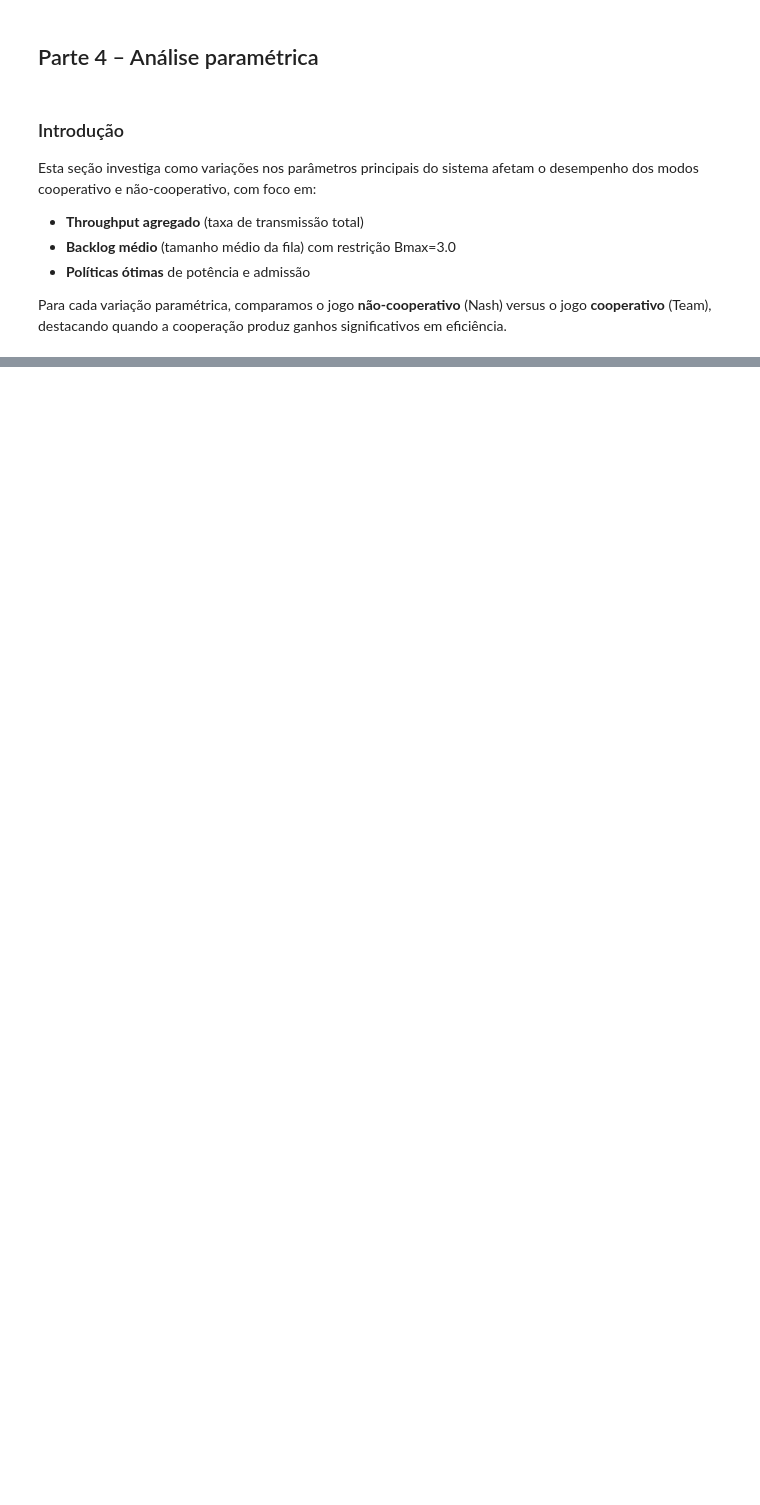
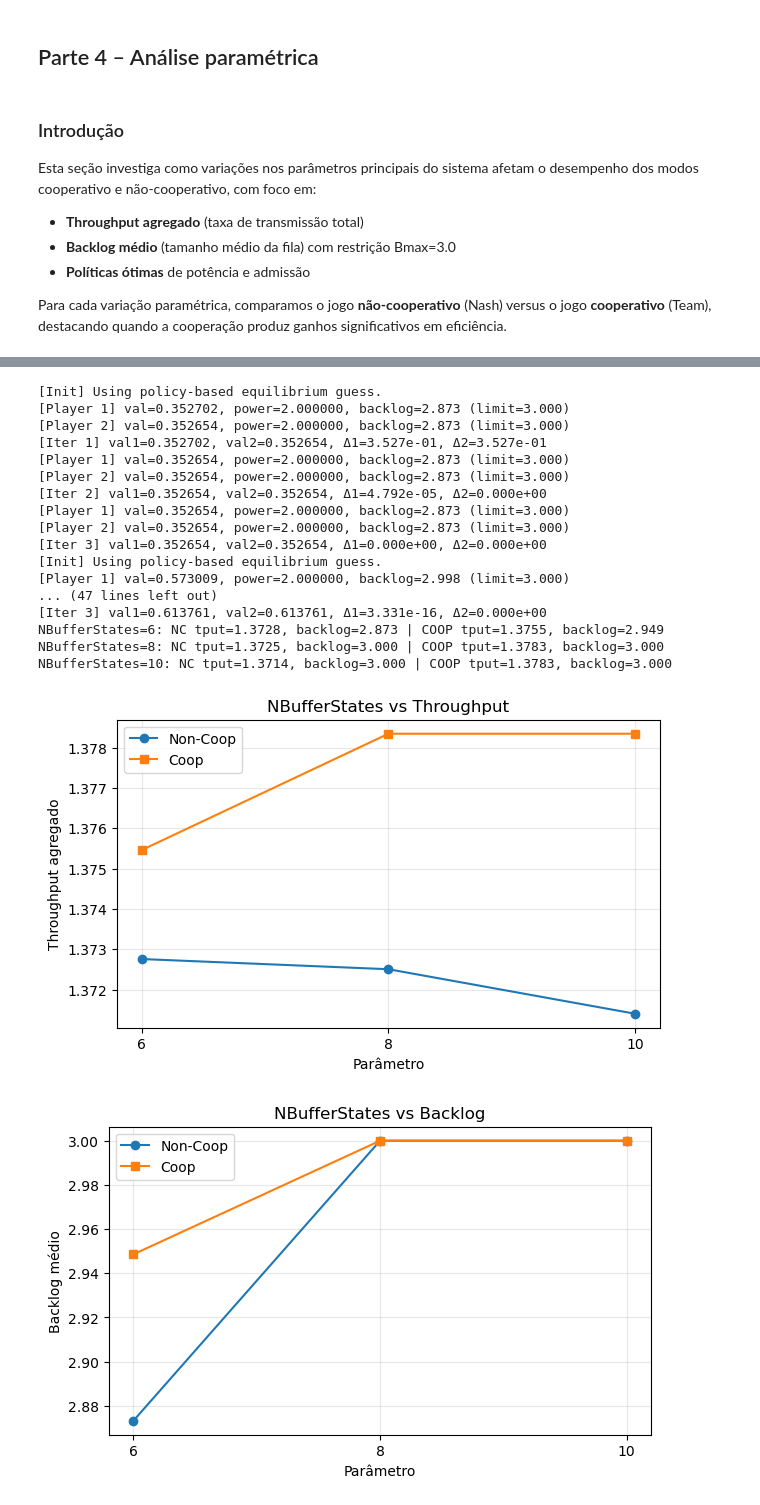
Before and after one commit to novae1/rl_gym, a Jupyter notebook: stochastic_games/team_game_vs_non_cooperative_simple_stochastic_game.ipynb, the cells around one changed output, grey strips where cells are left out. Saved outputs shown, nothing was run; the diff lists cells and outputs as text; code cells hidden in the pictures; blank space fills up the shorter version.

```diff
--- a/stochastic_games/team_game_vs_non_cooperative_simple_stochastic_game.ipynb
+++ b/stochastic_games/team_game_vs_non_cooperative_simple_stochastic_game.ipynb
@@ -1464,0 +1340,38 @@ NBufferStates = 6
+# %%
+
+### Variação 4: Tamanho do Buffer (NBufferStates)
+
+base_kwargs = dict(NLinkStates=4, NBufferStates=8, NPowActs=6, NAdmContrActs=2,
+                   ArrProb=0.5, v1=2.0, v2=2.0)
+
+buffer_values = [6, 8, 10]
+res_buf = run_sweep('NBufferStates', buffer_values, base_kwargs)
+
+for v in buffer_values:
+    print(f"NBufferStates={v}: NC tput={res_buf[v]['nc']['tput']:.4f}, backlog={res_buf[v]['nc']['backlog_avg']:.3f} | "
+          f"COOP tput={res_buf[v]['coop']['tput']:.4f}, backlog={res_buf[v]['coop']['backlog_avg']:.3f}")
+
+plot_metric(buffer_values, res_buf, 'tput', 'Throughput agregado', 'NBufferStates vs Throughput')
+plot_metric(buffer_values, res_buf, 'backlog_avg', 'Backlog médio', 'NBufferStates vs Backlog')
+
+plot_policies_for(8, res_buf, 'NBufferStates')
+# %% [output]
+[Init] Using policy-based equilibrium guess.
+[Player 1] val=0.352702, power=2.000000, backlog=2.873 (limit=3.000)
+[Player 2] val=0.352654, power=2.000000, backlog=2.873 (limit=3.000)
+[Iter 1] val1=0.352702, val2=0.352654, Δ1=3.527e-01, Δ2=3.527e-01
+[Player 1] val=0.352654, power=2.000000, backlog=2.873 (limit=3.000)
+[Player 2] val=0.352654, power=2.000000, backlog=2.873 (limit=3.000)
+[Iter 2] val1=0.352654, val2=0.352654, Δ1=4.792e-05, Δ2=0.000e+00
+[Player 1] val=0.352654, power=2.000000, backlog=2.873 (limit=3.000)
+[Player 2] val=0.352654, power=2.000000, backlog=2.873 (limit=3.000)
+[Iter 3] val1=0.352654, val2=0.352654, Δ1=0.000e+00, Δ2=0.000e+00
+[Init] Using policy-based equilibrium guess.
+[Player 1] val=0.573009, power=2.000000, backlog=2.998 (limit=3.000)
+... (47 lines left out)
+[Iter 3] val1=0.613761, val2=0.613761, Δ1=3.331e-16, Δ2=0.000e+00
+NBufferStates=6: NC tput=1.3728, backlog=2.873 | COOP tput=1.3755, backlog=2.949
+NBufferStates=8: NC tput=1.3725, backlog=3.000 | COOP tput=1.3783, backlog=3.000
+NBufferStates=10: NC tput=1.3714, backlog=3.000 | COOP tput=1.3783, backlog=3.000
+[figure, added]
+[figure, added]
```
Also changed, not shown: parts of 20 cells of this notebook.
